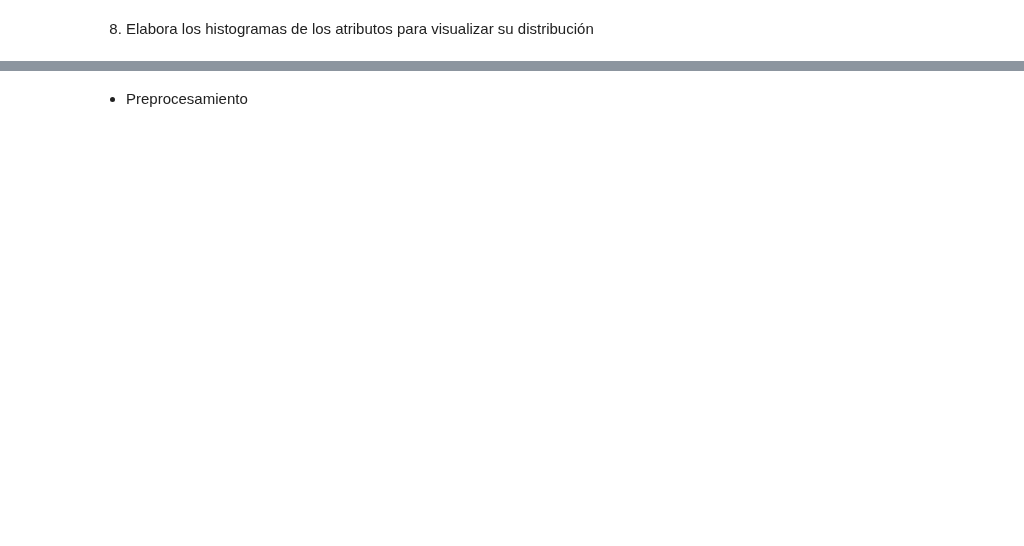
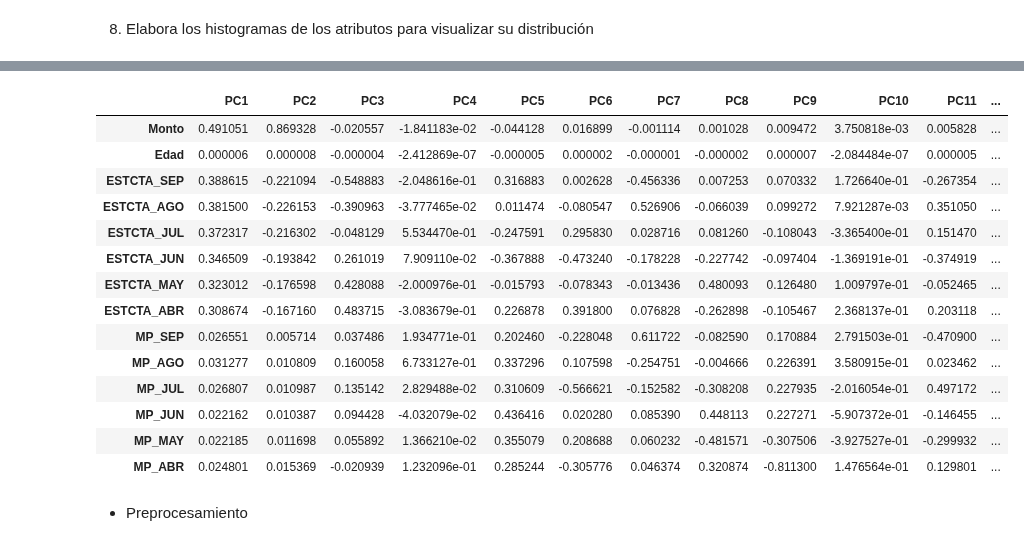
Before and after one commit to PosgradoMNA/actividades-de-aprendizaje-A01793918_HelmyMoreno, a Jupyter notebook: Actividad_6_Visualización.ipynb, the cells around one changed output, grey strips where cells are left out. Drawn from its saved outputs; the diff is of its cells as text; code cells hidden in the pictures; blank space fills up the shorter version.

```diff
--- a/Actividad_6_Visualización.ipynb
+++ b/Actividad_6_Visualización.ipynb
@@ -422,6 +454,6 @@ print('Varianza Estado de Cuenta Septiembre 2005:', ((var_Estado_Civil/t_ESTCTA_
 # %%
 df_varianza = PCA()
-df_varianza.fit(Conteo_num.iloc[:, 1:].dropna(axis=0))
+df_varianza.fit(Conteo_num.iloc[:, 0:].dropna(axis=0))
 df_varianzaSummary= pd.DataFrame({'Standard deviation': np.sqrt(df_varianza.explained_variance_),
                              'Proportion of variance': df_varianza.explained_variance_ratio_,
                              'Cumulative proportion': np.cumsum(df_varianza.explained_variance_ratio_)
@@ -471,9 +537,25 @@ df_varianza.components_
 # %%
 pcsComponents_df = pd.DataFrame(df_varianza.components_.transpose(),
                                 columns = df_varianzaSummary.columns,
-                                index = df_cat.iloc[:, 1:].columns
+                                index = Conteo_num.iloc[:, 0:].columns
                                 )
-pcsComponents_df.iloc[:,:11]
+pcsComponents_df.iloc[:,:14]
+# %% [output]
+|  | PC1 | PC2 | PC3 | PC4 | PC5 | PC6 | PC7 | PC8 | PC9 | PC10 | PC11 | ... |
+| Monto | 0.491051 | 0.869328 | -0.020557 | -1.841183e-02 | -0.044128 | 0.016899 | -0.001114 | 0.001028 | 0.009472 | 3.750818e-03 | 0.005828 | ... |
+| Edad | 0.000006 | 0.000008 | -0.000004 | -2.412869e-07 | -0.000005 | 0.000002 | -0.000001 | -0.000002 | 0.000007 | -2.084484e-07 | 0.000005 | ... |
+| ESTCTA_SEP | 0.388615 | -0.221094 | -0.548883 | -2.048616e-01 | 0.316883 | 0.002628 | -0.456336 | 0.007253 | 0.070332 | 1.726640e-01 | -0.267354 | ... |
+| ESTCTA_AGO | 0.381500 | -0.226153 | -0.390963 | -3.777465e-02 | 0.011474 | -0.080547 | 0.526906 | -0.066039 | 0.099272 | 7.921287e-03 | 0.351050 | ... |
+| ESTCTA_JUL | 0.372317 | -0.216302 | -0.048129 | 5.534470e-01 | -0.247591 | 0.295830 | 0.028716 | 0.081260 | -0.108043 | -3.365400e-01 | 0.151470 | ... |
+| ESTCTA_JUN | 0.346509 | -0.193842 | 0.261019 | 7.909110e-02 | -0.367888 | -0.473240 | -0.178228 | -0.227742 | -0.097404 | -1.369191e-01 | -0.374919 | ... |
+| ESTCTA_MAY | 0.323012 | -0.176598 | 0.428088 | -2.000976e-01 | -0.015793 | -0.078343 | -0.013436 | 0.480093 | 0.126480 | 1.009797e-01 | -0.052465 | ... |
+| ESTCTA_ABR | 0.308674 | -0.167160 | 0.483715 | -3.083679e-01 | 0.226878 | 0.391800 | 0.076828 | -0.262898 | -0.105467 | 2.368137e-01 | 0.203118 | ... |
+| MP_SEP | 0.026551 | 0.005714 | 0.037486 | 1.934771e-01 | 0.202460 | -0.228048 | 0.611722 | -0.082590 | 0.170884 | 2.791503e-01 | -0.470900 | ... |
+| MP_AGO | 0.031277 | 0.010809 | 0.160058 | 6.733127e-01 | 0.337296 | 0.107598 | -0.254751 | -0.004666 | 0.226391 | 3.580915e-01 | 0.023462 | ... |
+| MP_JUL | 0.026807 | 0.010987 | 0.135142 | 2.829488e-02 | 0.310609 | -0.566621 | -0.152582 | -0.308208 | 0.227935 | -2.016054e-01 | 0.497172 | ... |
+| MP_JUN | 0.022162 | 0.010387 | 0.094428 | -4.032079e-02 | 0.436416 | 0.020280 | 0.085390 | 0.448113 | 0.227271 | -5.907372e-01 | -0.146455 | ... |
+| MP_MAY | 0.022185 | 0.011698 | 0.055892 | 1.366210e-02 | 0.355079 | 0.208688 | 0.060232 | -0.481571 | -0.307506 | -3.927527e-01 | -0.299932 | ... |
+| MP_ABR | 0.024801 | 0.015369 | -0.020939 | 1.232096e-01 | 0.285244 | -0.305776 | 0.046374 | 0.320874 | -0.811300 | 1.476564e-01 | 0.129801 | ... |
 # %% [markdown]
 - Preprocesamiento
 # %%
```
Also changed, not shown: parts of 28 cells of this notebook.
